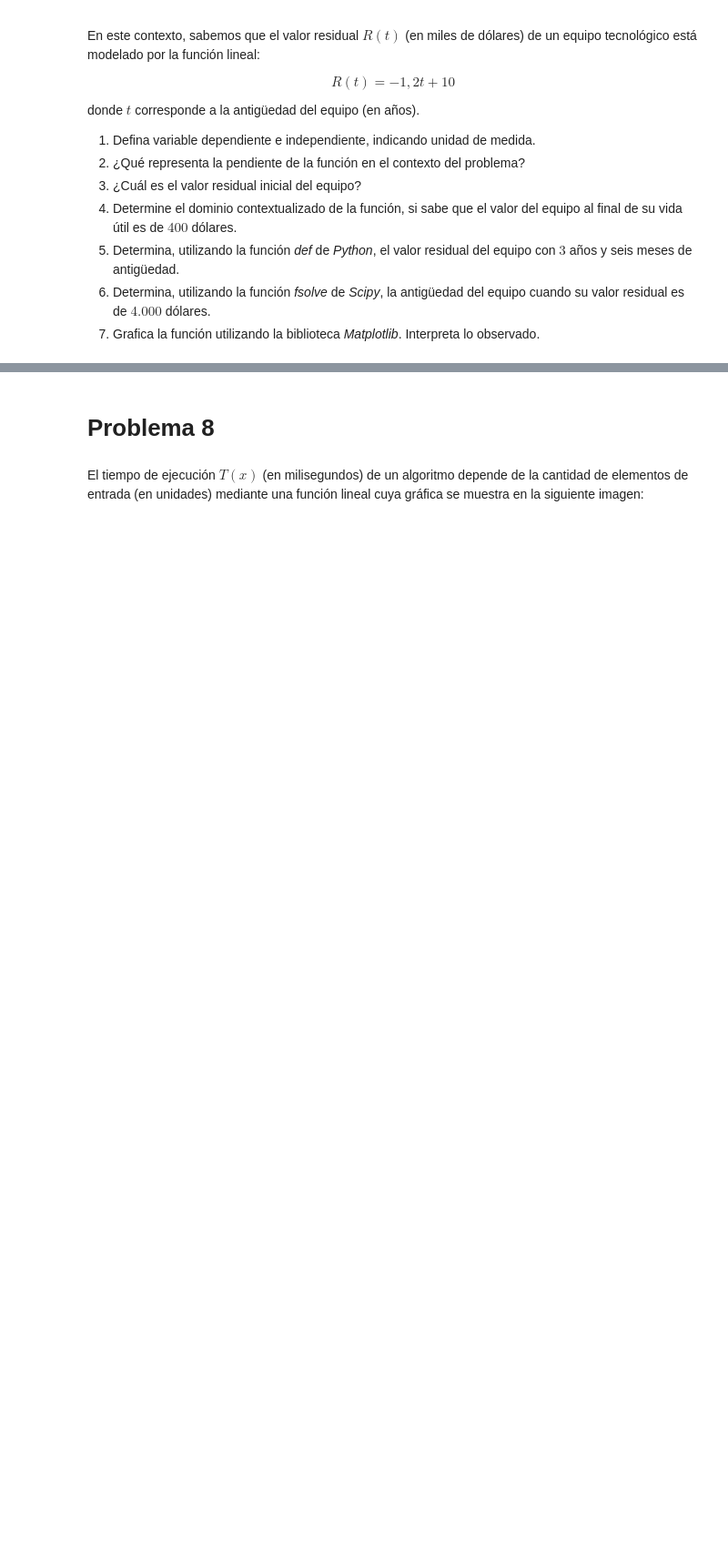
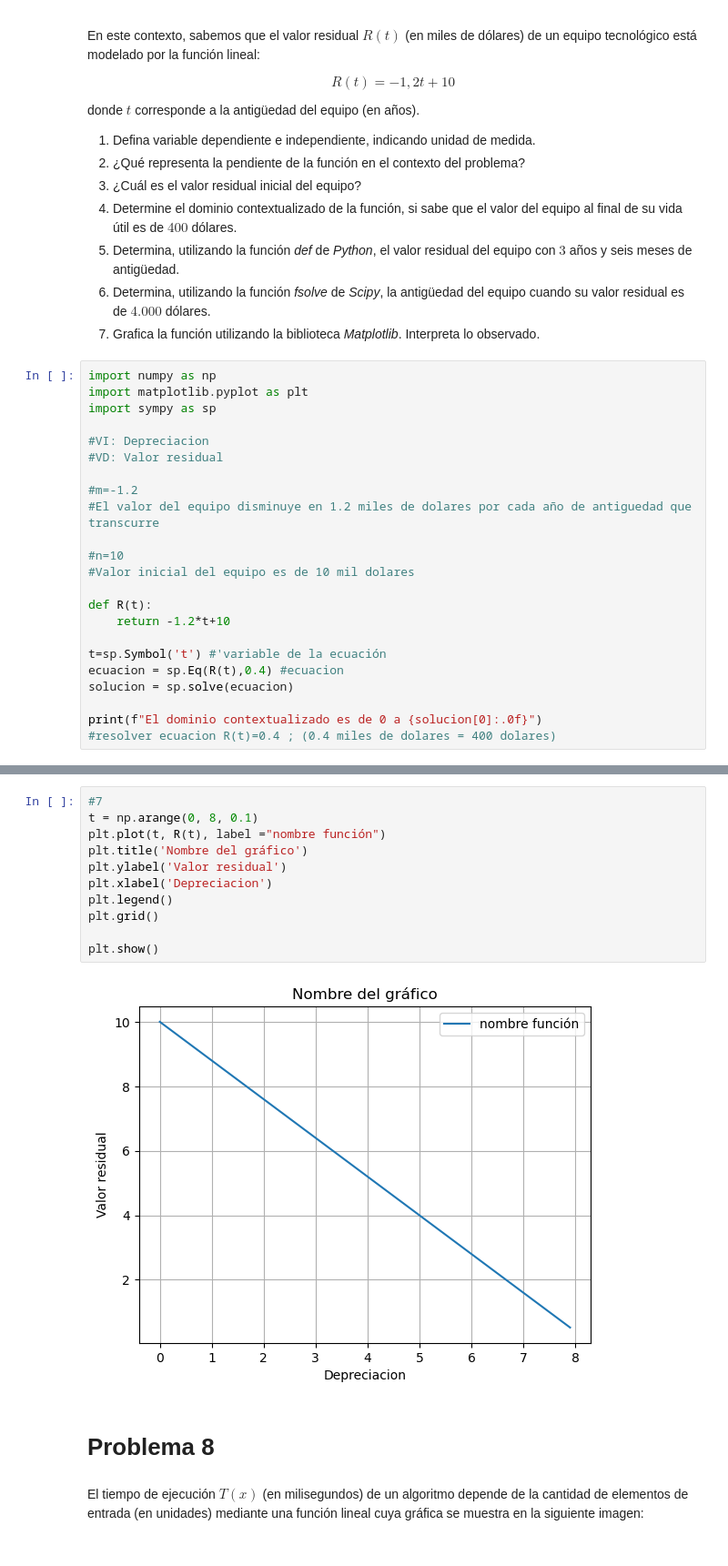
Before and after one commit to jd06p/mates, a Jupyter notebook: G2_Función_Lineal.ipynb, the cells around one changed output, grey strips where cells are left out. Shown at 91% size. Drawn from its saved outputs; the diff is of its cells as text; blank space fills up the shorter version.

```diff
--- a/G2_Función_Lineal.ipynb
+++ b/G2_Función_Lineal.ipynb
@@ -283,3 +293,26 @@ donde $t$ corresponde a la antigüedad del equipo (en años).
 5. Determina, utilizando la función *def* de *Python*, el valor residual del equipo con $3$ años y seis meses de antigüedad.
 6. Determina, utilizando la función *fsolve*  de *Scipy*, la antigüedad del equipo cuando su valor residual es de $4.000$ dólares.
 7. Grafica la función utilizando la biblioteca *Matplotlib*. Interpreta lo observado.
+# %%
+import numpy as np
+import matplotlib.pyplot as plt
+import sympy as sp
+
+#VI: Depreciacion
+#VD: Valor residual
+
+#m=-1.2
+#El valor del equipo disminuye en 1.2 miles de dolares por cada año de antiguedad que transcurre
+
+#n=10
+#Valor inicial del equipo es de 10 mil dolares
+
+def R(t):
+    return -1.2*t+10
+
+t=sp.Symbol('t') #'variable de la ecuación
+ecuacion = sp.Eq(R(t),0.4) #ecuacion
+solucion = sp.solve(ecuacion)
+
+print(f"El dominio contextualizado es de 0 a {solucion[0]:.0f}")
+#resolver ecuacion R(t)=0.4 ; (0.4 miles de dolares = 400 dolares)
@@ -286,3 +335,16 @@ donde $t$ corresponde a la antigüedad del equipo (en años).
+# %%
+#7
+t = np.arange(0, 8, 0.1)
+plt.plot(t, R(t), label ="nombre función")
+plt.title('Nombre del gráfico')
+plt.ylabel('Valor residual')
+plt.xlabel('Depreciacion')
+plt.legend()
+plt.grid()
+
+plt.show()
+# %% [output]
+[figure, added]
 # %% [markdown]
 # Problema 8
 # %% [markdown]
```
Also changed, not shown: parts of 6 cells of this notebook.
